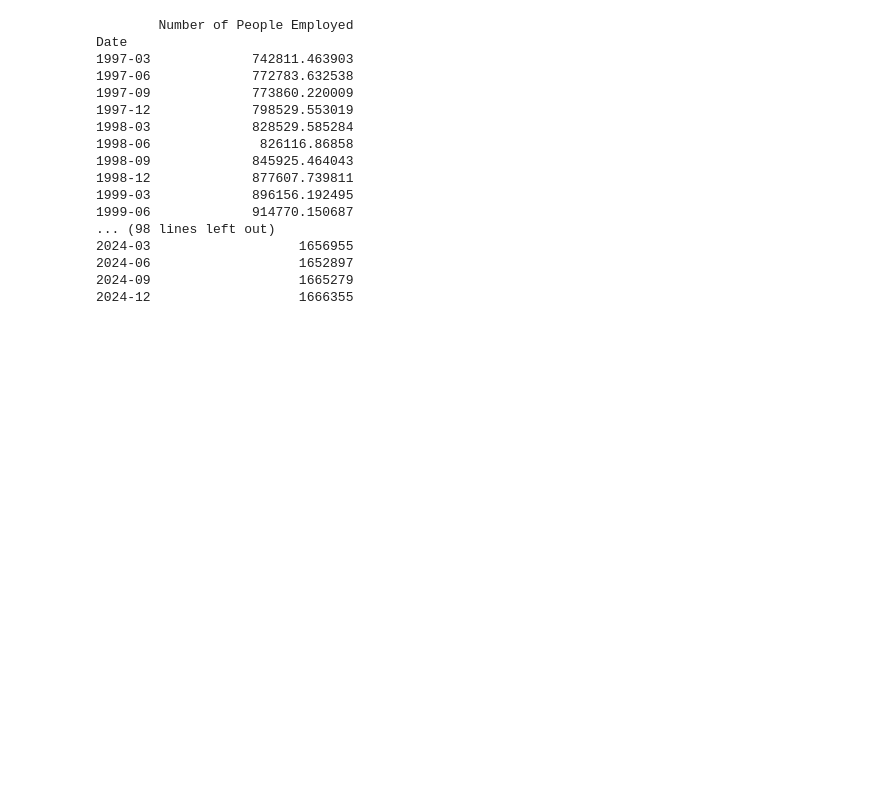
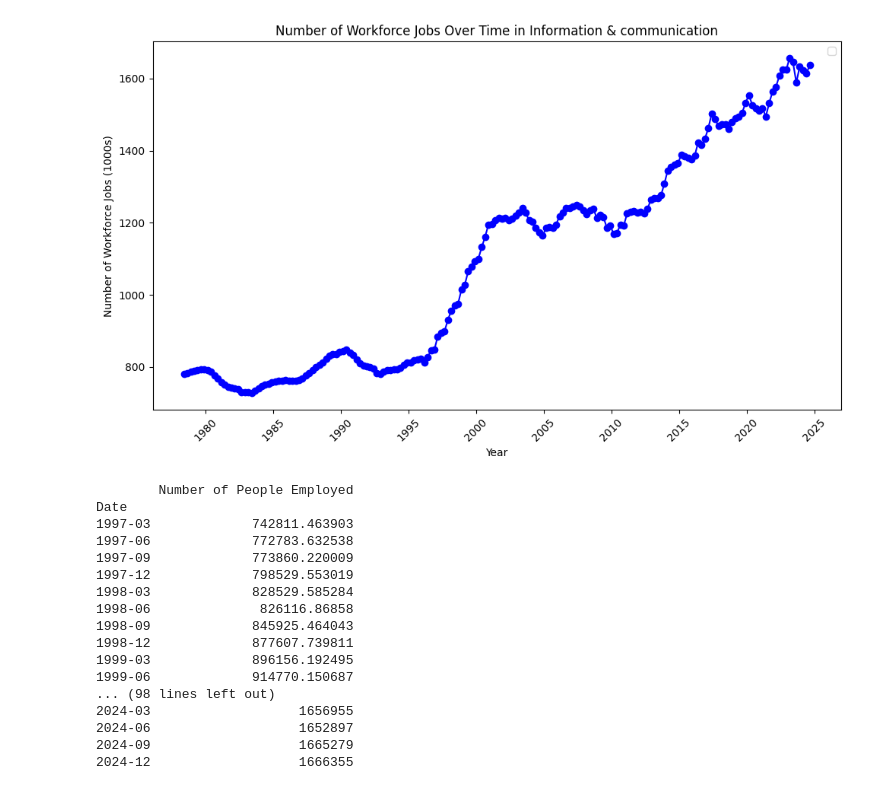
Before and after one commit to MarilynDCosta/Individual-Project, a Jupyter notebook: Data_Processing_Assimilated_Data.ipynb, the cells around one changed output. Cells and saved outputs as stored; diff of their text form; code cells hidden in the pictures; blank space fills up the shorter version.

```diff
--- a/Data_Processing_Assimilated_Data.ipynb
+++ b/Data_Processing_Assimilated_Data.ipynb
@@ -8,6 +9,6 @@ labour_market_overview['Year-Month']=pd.to_datetime(labour_market_overview['Year
 labour_market_overview.set_index('Year-Month', inplace=True)
 labour_market_overview.index=labour_market_overview.index.to_period('M')
 lmo_tech = labour_market_overview[['Information & communication']]
-lmo_tech = lmo_tech.rename(columns={'Information & communication': 'Number of Workforce Jobs'})
+lmo_tech = lmo_tech.rename(columns={'Information & communication': 'Number of Workforce Jobs (1000s)'})
 print(lmo_tech)
 # %% [output]
@@ -31,3 +32,15 @@ Year-Month
+# %%
+plt.figure(figsize=(10,6))
+plt.plot(lmo_tech.index.to_timestamp(), lmo_tech['Number of Workforce Jobs (1000s)'], marker='o', color='b')
+plt.title('Number of Workforce Jobs Over Time in Information & communication')
+plt.xlabel('Year')
+plt.ylabel('Number of Workforce Jobs (1000s)')
+plt.xticks(rotation=45)
+plt.tight_layout()
+plt.legend()
+plt.show()
+# %% [output]
+[figure, added]
 # %%
 emp13 = pd.read_excel('Raw_Data/emp13feb2025.xls', sheet_name=1, skiprows=5, nrows=123)
 emp13 = emp13.rename(columns={'Unnamed: 0':'Date'})
```
Also changed, not shown: parts of 10 cells of this notebook.
